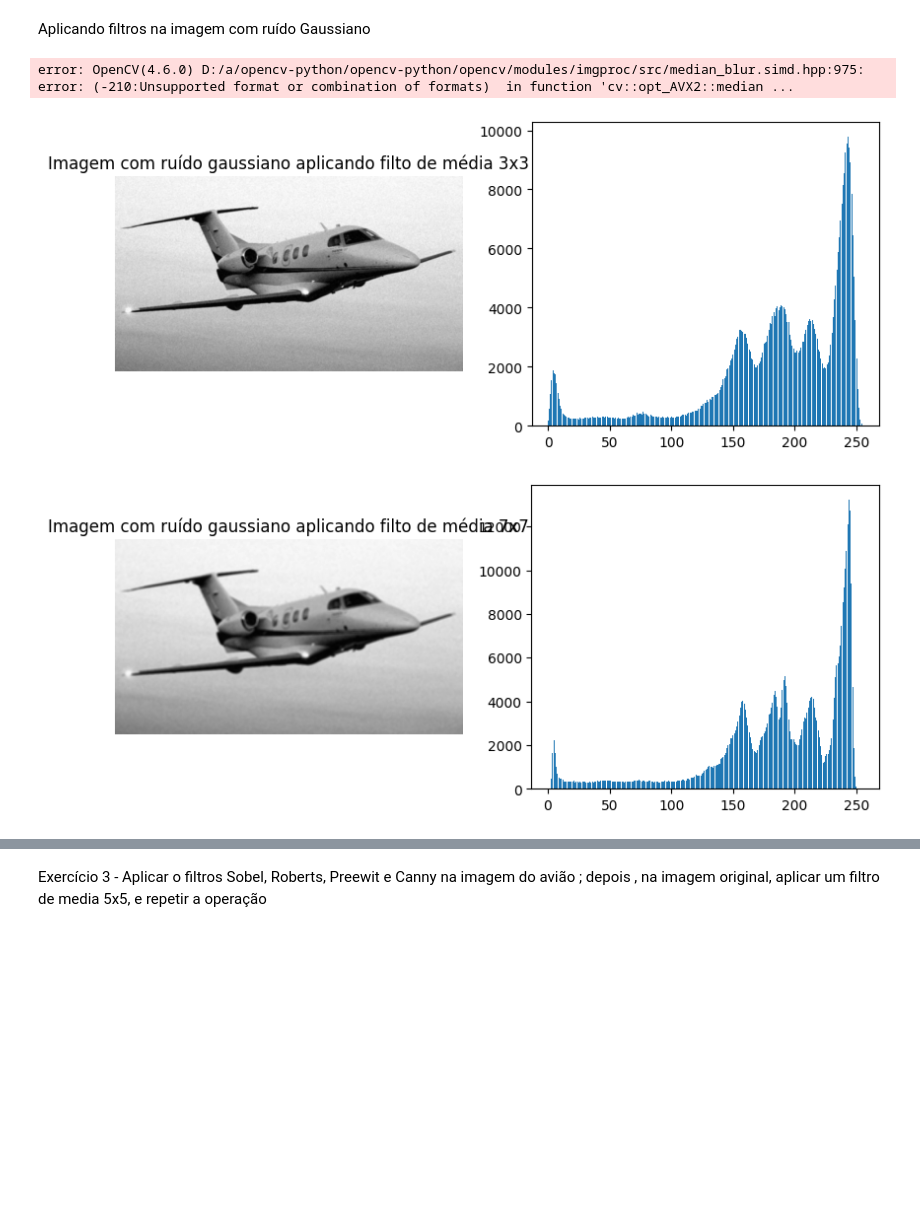
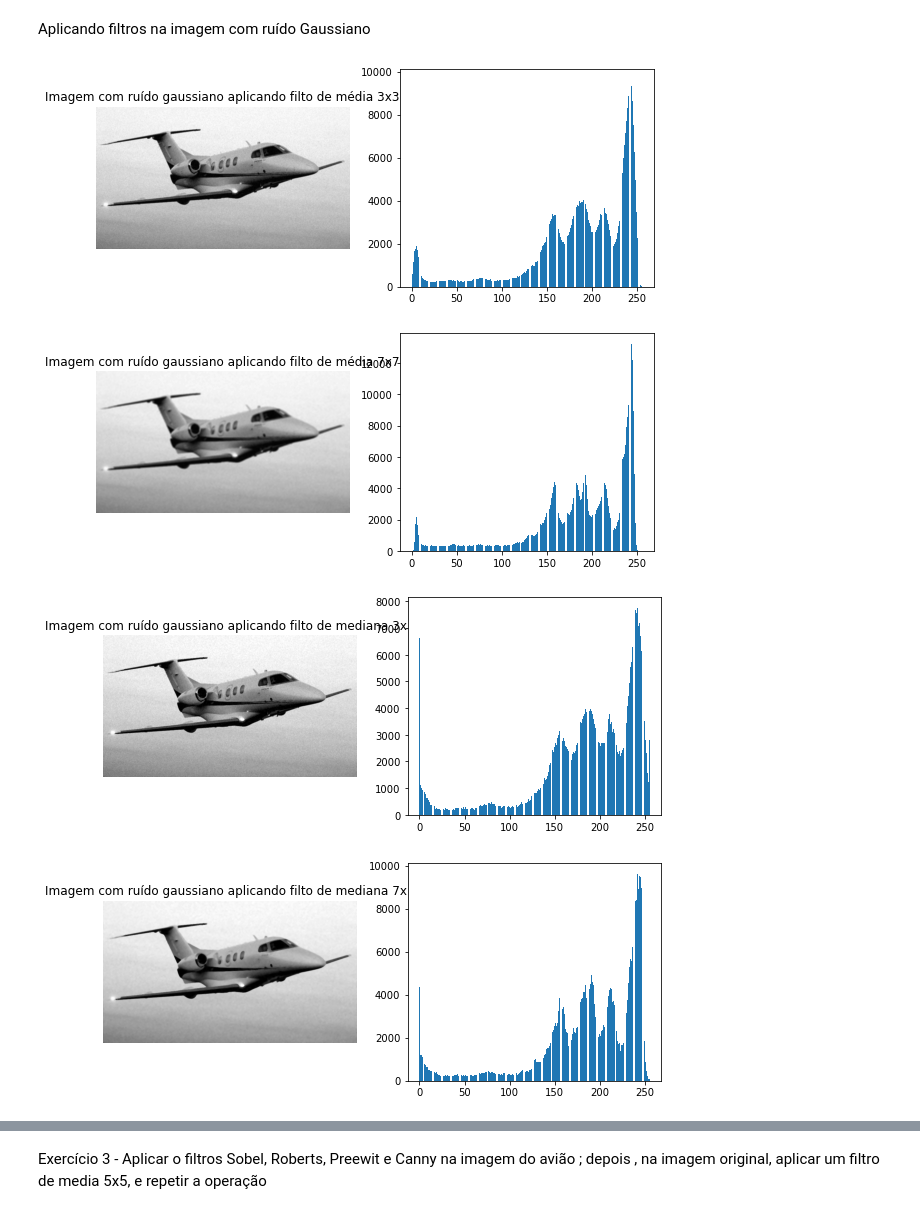
Before and after one commit to ufv-ciencia-da-computacao/CCF394, a Jupyter notebook: pratica-3/relatorio_pratica3.ipynb, the cells around one changed output, grey strips where cells are left out. Saved outputs shown, nothing was run; the diff lists cells and outputs as text; code cells hidden in the pictures; blank space fills up the shorter version.

```diff
--- a/pratica-3/relatorio_pratica3.ipynb
+++ b/pratica-3/relatorio_pratica3.ipynb
@@ -138,30 +145,31 @@ Aplicando filtros na imagem com ruído Gaussiano
 # %%
 # Filtro de media(blur) 3x3 na imagem com ruído gaussiano
 filter_blur=cv2.blur(img_gau,ksize=(3,3))
 gera_histograma(filter_blur,"Imagem com ruído gaussiano aplicando filto de média 3x3")
 
 # Filtro de media(blur) 7x7 na imagem com ruído gaussiano
 filter_blur=cv2.blur(img_gau,ksize=(7,7))
 gera_histograma(filter_blur,"Imagem com ruído gaussiano aplicando filto de média 7x7")
 
 #Filtro MedianBlur(mediana) 3x3 na imagem com ruído gaussiano
-median=cv2.medianBlur(img_gau,3)
+median=cv2.medianBlur(np.uint8(img_gau),3)
 gera_histograma(median,"Imagem com ruído gaussiano aplicando filto de mediana 3x3")
 
 
 #Filtro MedianBlur(mediana) 7x7 na imagem com ruído gaussiano
-median=cv2.medianBlur(img_gau,7)
+median=cv2.medianBlur(np.uint8(img_gau),7)
 gera_histograma(median,"Imagem com ruído gaussiano aplicando filto de mediana 7x7")
 
 
 #Filtro Gaussiano 3x3 na imagem com ruído gaussiano
 gaugaussian=cv2.GaussianBlur(src=img_gau,ksize=(3,3),sigmaX=0)
 gera_histograma(gaugaussian,"Imagem com ruído gaussiano aplicando filto gaussiano 3x3")
 
 #Filtro Gaussiano 7x7 na imagem com ruído gaussiano
 gaugaussian=cv2.GaussianBlur(src=img_gau,ksize=(7,7),sigmaX=0)
 gera_histograma(gaugaussian,"Imagem com ruído gaussiano aplicando filto gaussiano 7x7")
 # %% [output]
-error: OpenCV(4.6.0) D:/a/opencv-python/opencv-python/opencv/modules/imgproc/src/median_blur.simd.hpp:975: error: (-210:Unsupported format or combination of formats)  in function 'cv::opt_AVX2::median ...
-[figure, old version]
+[figure, new version]
-[figure, old version]
+[figure, new version]
+[figure, added]
+[figure, added]
```
Also changed, not shown: parts of 16 cells of this notebook.
